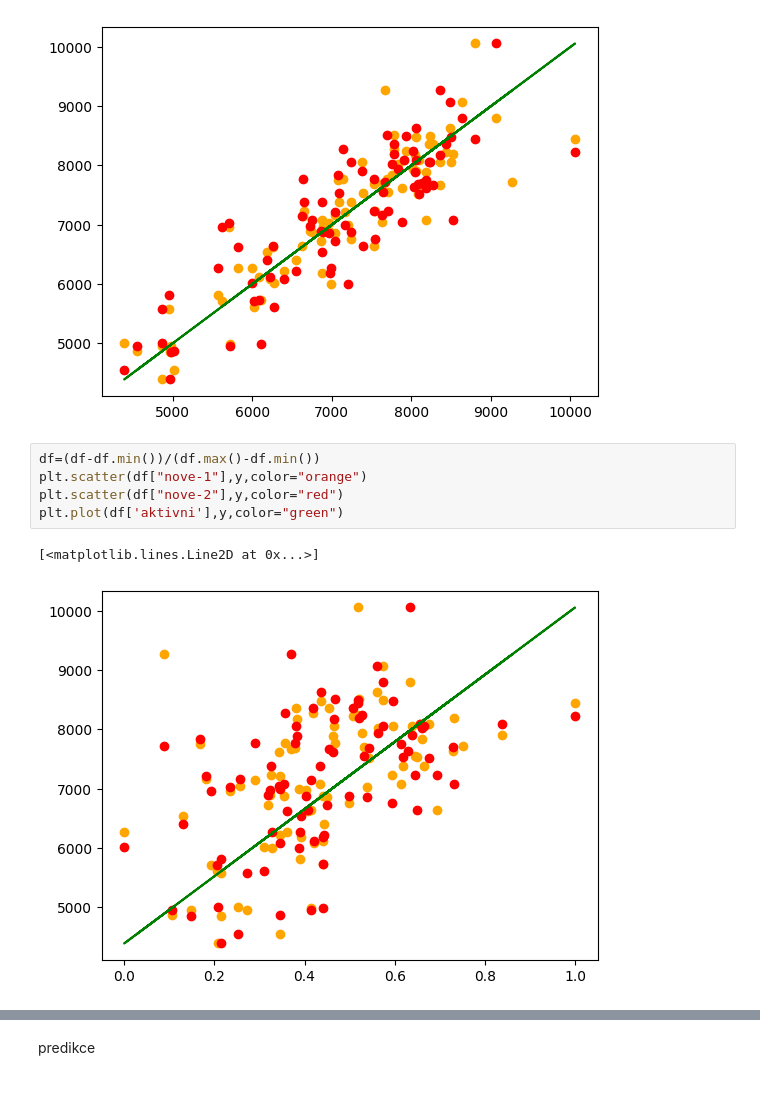
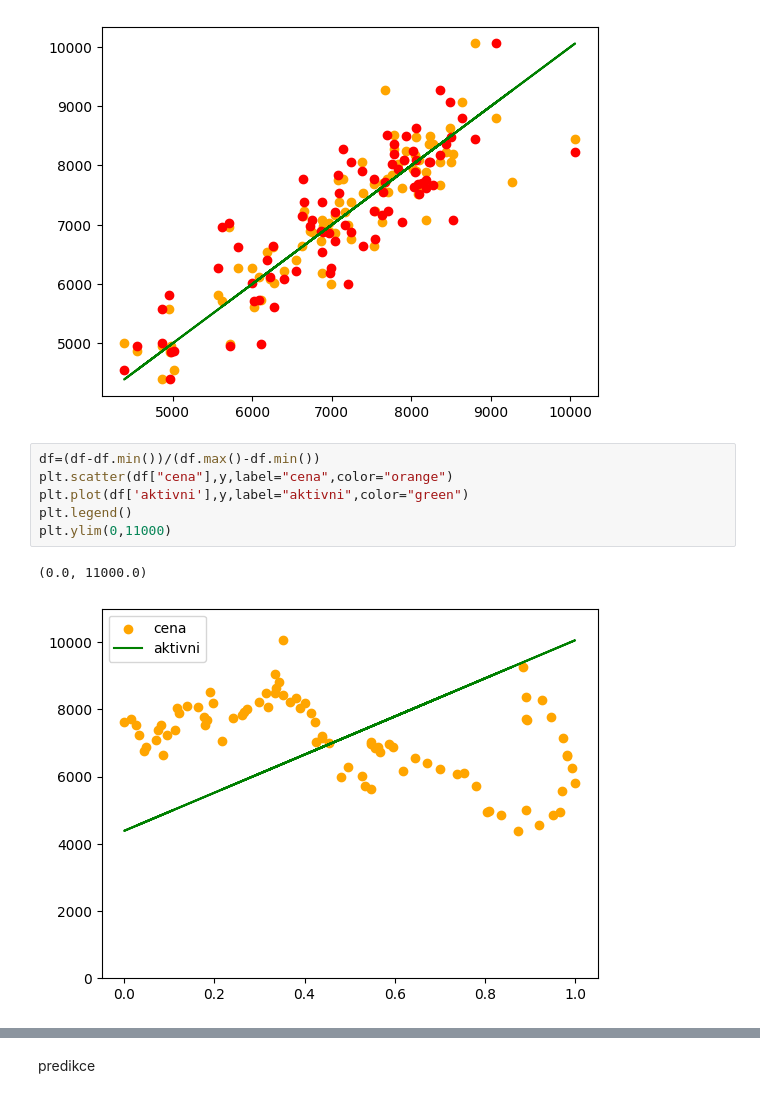
Before and after one commit to HonzaHalik/sws, a Jupyter notebook: code/predictive modeling/funkcni/predictive OLS final copy 2.ipynb, the cells around one changed output, grey strips where cells are left out. Drawn from its saved outputs; the diff is of its cells as text.

```diff
--- a/code/predictive modeling/funkcni/predictive OLS final copy 2.ipynb
+++ b/code/predictive modeling/funkcni/predictive OLS final copy 2.ipynb
@@ -196,11 +196,12 @@ plt.plot(df['aktivni'],y,color="green")
 [figure]
 # %%
 df=(df-df.min())/(df.max()-df.min())
-plt.scatter(df["nove-1"],y,color="orange")
-plt.scatter(df["nove-2"],y,color="red")
-plt.plot(df['aktivni'],y,color="green")
+plt.scatter(df["cena"],y,label="cena",color="orange")
+plt.plot(df['aktivni'],y,label="aktivni",color="green")
+plt.legend()
+plt.ylim(0,11000)
 # %% [output]
-[<matplotlib.lines.Line2D at 0x...>]
+(0.0, 11000.0)
-[figure, old version]
+[figure, new version]
 # %%
 df=(df-df.min())/(df.max()-df.min())
```
Also changed, not shown: parts of 7 cells of this notebook, 9 other files.
